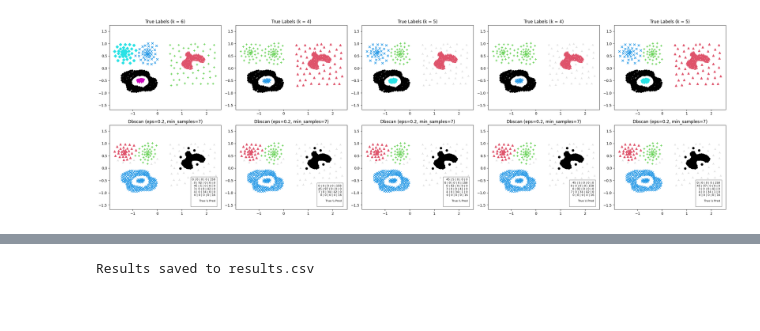
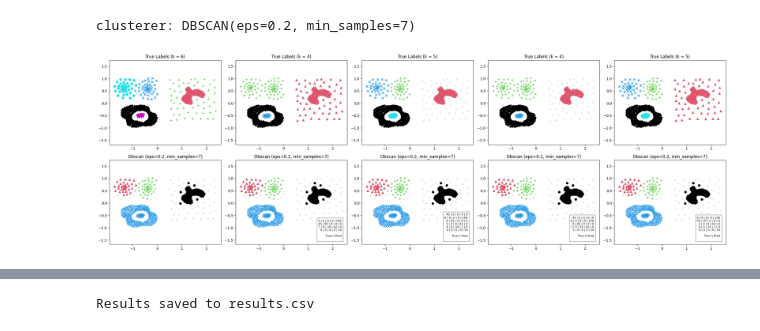
Before and after one commit to nizwant/dev_project, a Jupyter notebook: materials/02_lukasz_test_evaluator_class.ipynb, the cells around one changed output, grey strips where cells are left out. Saved outputs shown, nothing was run; the diff lists cells and outputs as text; code cells hidden in the pictures.

```diff
--- a/materials/02_lukasz_test_evaluator_class.ipynb
+++ b/materials/02_lukasz_test_evaluator_class.ipynb
@@ -5,7 +11,9 @@ from evaluate import ClusteringEvaluator
 # %%
-ce = ClusteringEvaluator()
+data_path = os.path.join("..", "clustering-data-v1")
+data_path = os.path.abspath(data_path)
+ce = ClusteringEvaluator(data_path=data_path)
 display(ce.results_df)
-ce.do_all("sipu","compound", plot=True)
+ce.do_all("sipu", "compound", plot=True)
 display(ce.results_df)
 # %% [output]
 |  | battery | dataset | method | labels | n_clusters | rand_score | silhouette_score | NCA |
@@ -31,7 +39,10 @@ Loaded data for sipu - compound
 # %%
-ce.evaluate_single_method('sipu', 'compound', 'dbscan', plot=True, eps=0.2, min_samples=7)
+ce.evaluate_single_method(
+    "sipu", "compound", "dbscan", plot=True, eps=0.2, min_samples=7
+)
 display(ce.results_df)
-display(ce.results_df[ce.results_df['eps'] == 0.2])
+display(ce.results_df[ce.results_df["eps"] == 0.2])
 # %% [output]
+clusterer: DBSCAN(eps=0.2, min_samples=7)
-[figure, old version]
+[figure, new version]
 |  | battery | dataset | method | labels | n_clusters | rand_score | silhouette_score | NCA | params | ... |
```
Also changed, not shown: parts of 3 cells of this notebook, 3 other files.
